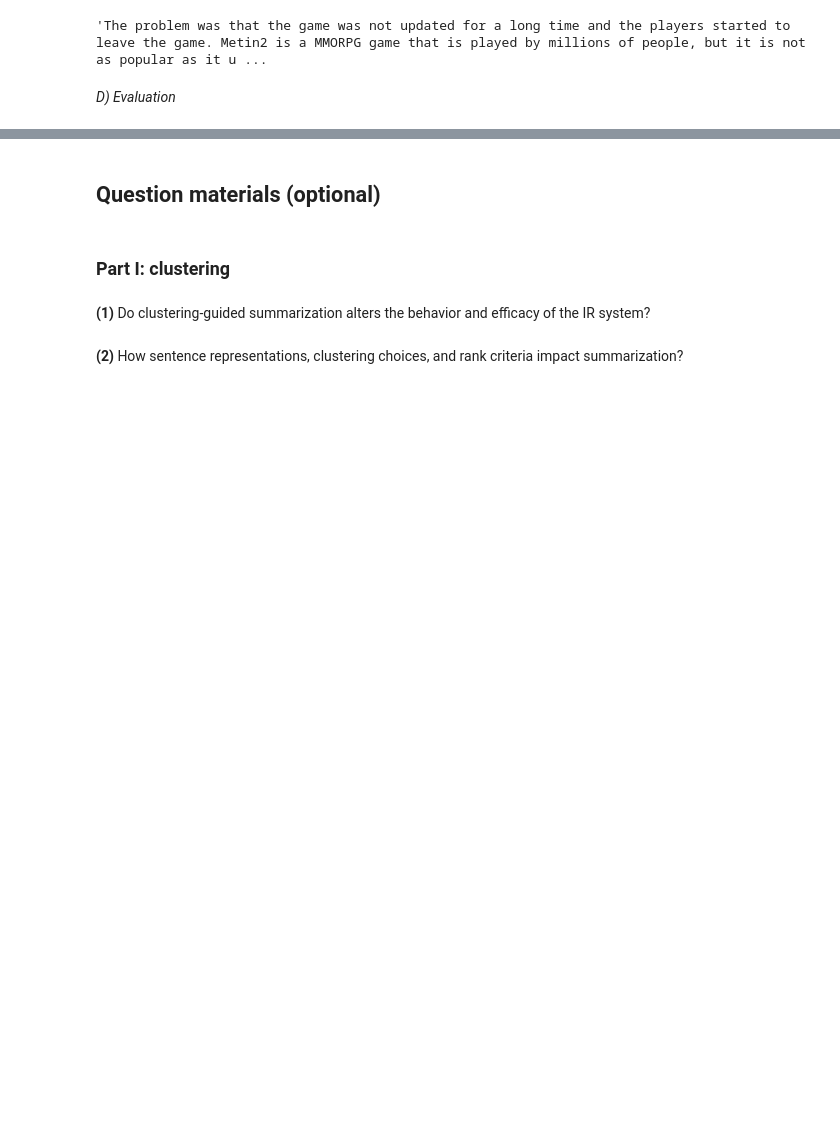
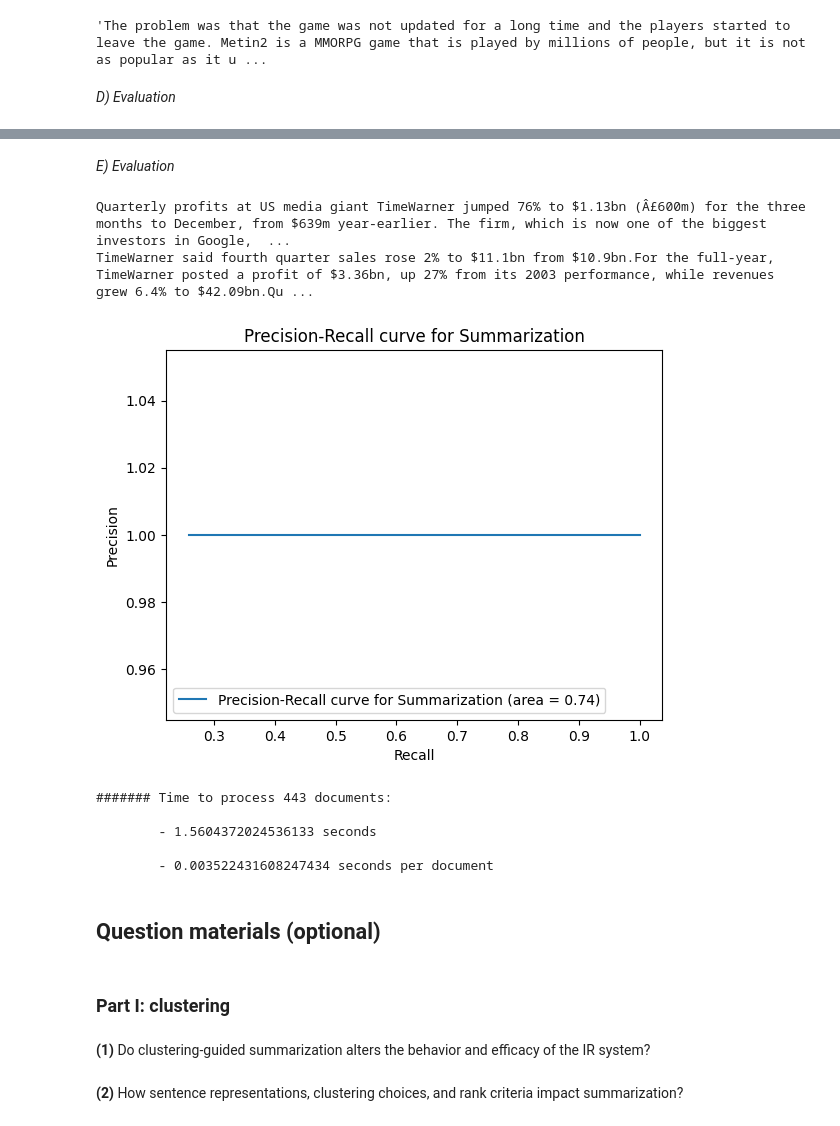
Before and after one commit to danieleavolio/Information-Processing-and-Retrieval, a Jupyter notebook: Project2/Code/G08_P2_notebook.ipynb, the cells around one changed output, grey strips where cells are left out. Saved outputs shown, nothing was run; the diff lists cells and outputs as text; code cells hidden in the pictures; blank space fills up the shorter version.

```diff
--- a/Project2/Code/G08_P2_notebook.ipynb
+++ b/Project2/Code/G08_P2_notebook.ipynb
@@ -1327,3 +1280,26 @@ ValueError: could not convert string to float: 'Quarterly profits at US media gi
+# %% [markdown]
+*E) Evaluation*
+# %%
+# Let's use the old evaluation function
+test_produced_summaries = []
+for doc in test_docs:
+    summary = summarization_2(doc, models["RandomForest"], p=6, l=200, columns=columns)
+    test_produced_summaries.append(summary)
+# %%
+
+print(test_produced_summaries[0])
+print(test_summaries[0])
+
+average_precision, average_recall, f1, std_precision, std_recall, m_a_p = evaluation_given_summaries(test_produced_summaries, test_summaries, "Summarization")
+# %% [output]
+Quarterly profits at US media giant TimeWarner jumped 76% to $1.13bn (Â£600m) for the three months to December, from $639m year-earlier. The firm, which is now one of the biggest investors in Google,  ...
+TimeWarner said fourth quarter sales rose 2% to $11.1bn from $10.9bn.For the full-year, TimeWarner posted a profit of $3.36bn, up 27% from its 2003 performance, while revenues grew 6.4% to $42.09bn.Qu ...
+[figure, added]
+####### Time to process 443 documents:
+
+        - 1.5604372024536133 seconds
+
+        - 0.003522431608247434 seconds per document
 # %% [markdown]
 <H2>Question materials (optional)</H2>
 # %% [markdown]
```
Also changed, not shown: parts of 26 cells of this notebook.
